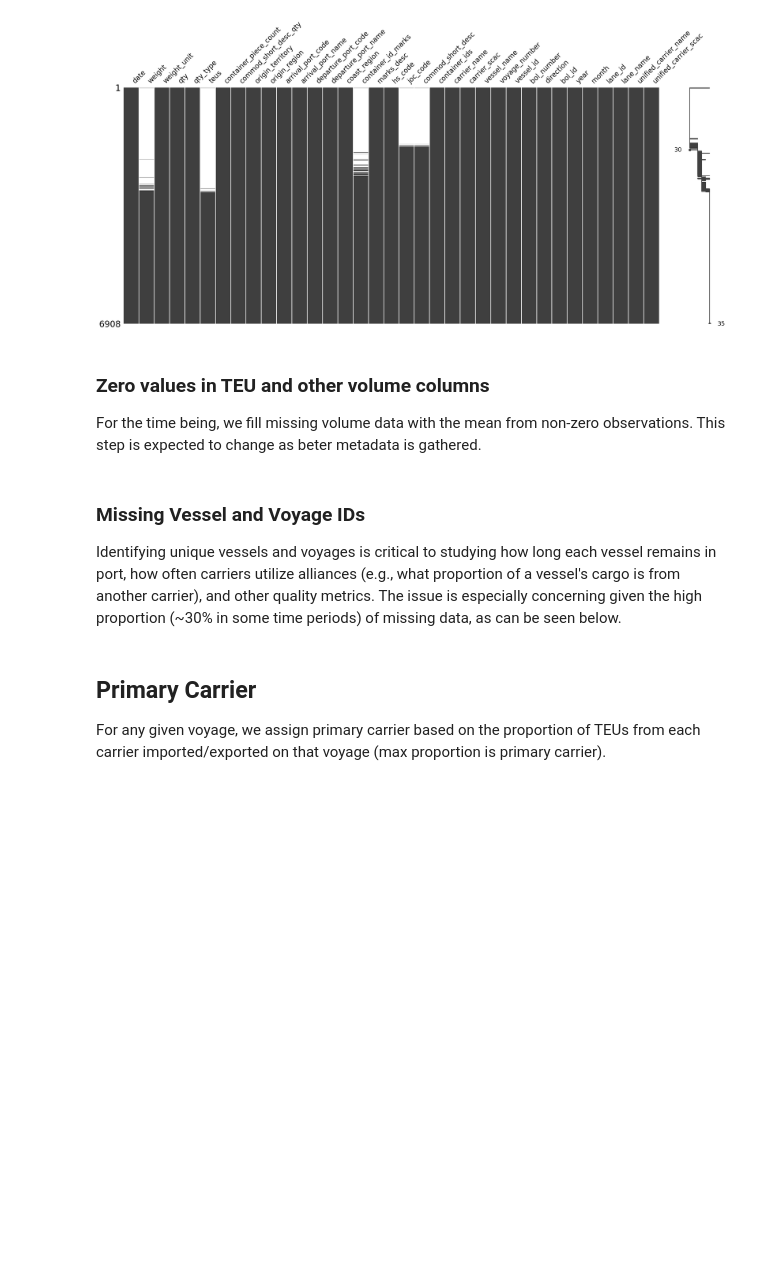
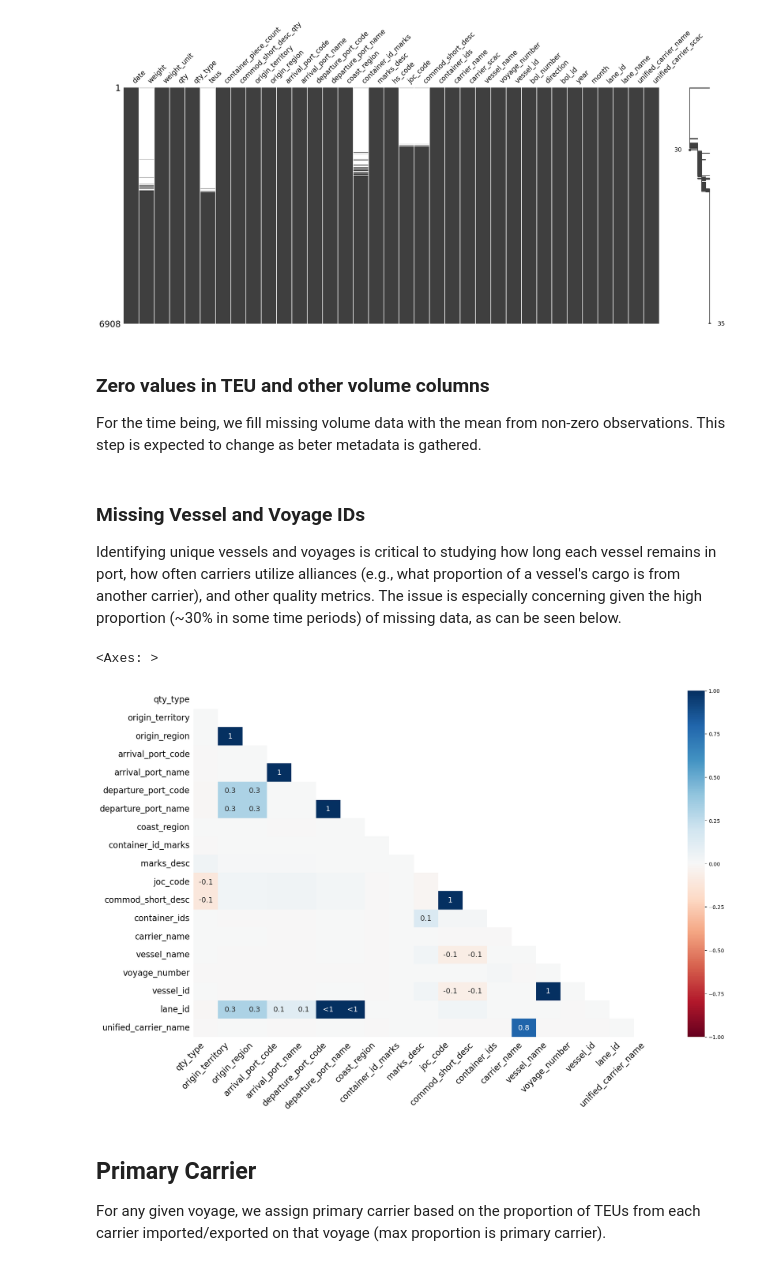
Before and after one commit to epistemetrica/PIERS-Data-Project, a Jupyter notebook: piers_explore.ipynb, the cells around one changed output. Saved outputs shown, nothing was run; the diff lists cells and outputs as text; code cells hidden in the pictures; blank space fills up the shorter version.

```diff
--- a/piers_explore.ipynb
+++ b/piers_explore.ipynb
@@ -83,6 +84,8 @@ imports_lf = (
         'month',
         'lane_id'
     )
+    #drop bulk carriers
+    .filter(pl.col('carrier_scac')!='BULK')
     #get lane name
     .with_columns(
             #find most commonly used departure port name for a given lane_id
@@ -147,6 +150,8 @@ exports_lf = (
         'month',
         'lane_id'
     )
+    #drop bulk carriers
+    .filter(pl.col('carrier_scac')!='BULK')
     #get lane name
     .with_columns(
             #find most commonly used departure port name for a given lane_id
@@ -444,6 +458,16 @@ nulls_over_time_plotly(
     time_var='month',
     value_var='vessel_id',
     title='Proportion of Missing Vessel IDs over time (original data).')
+# %%
+msno.heatmap(
+    imports_lf
+    .filter(pl.col('year')==2010)
+    .collect()
+    .to_pandas()
+)
+# %% [output]
+<Axes: >
+[figure, added]
 # %%
 lf = pl.concat(
     [imports_lf.select('direction', 'month', 'vessel_name'),
```
Also changed, not shown: parts of 9 cells of this notebook.
